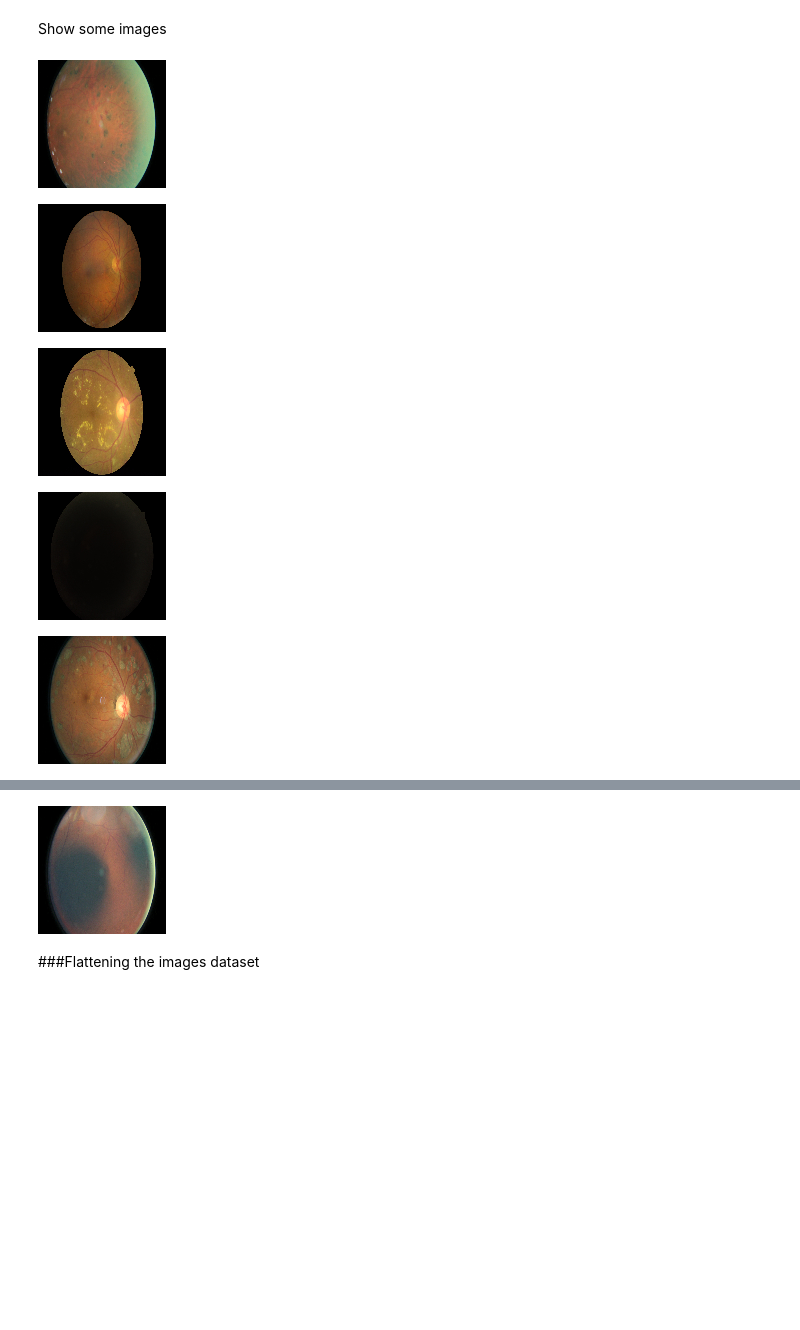
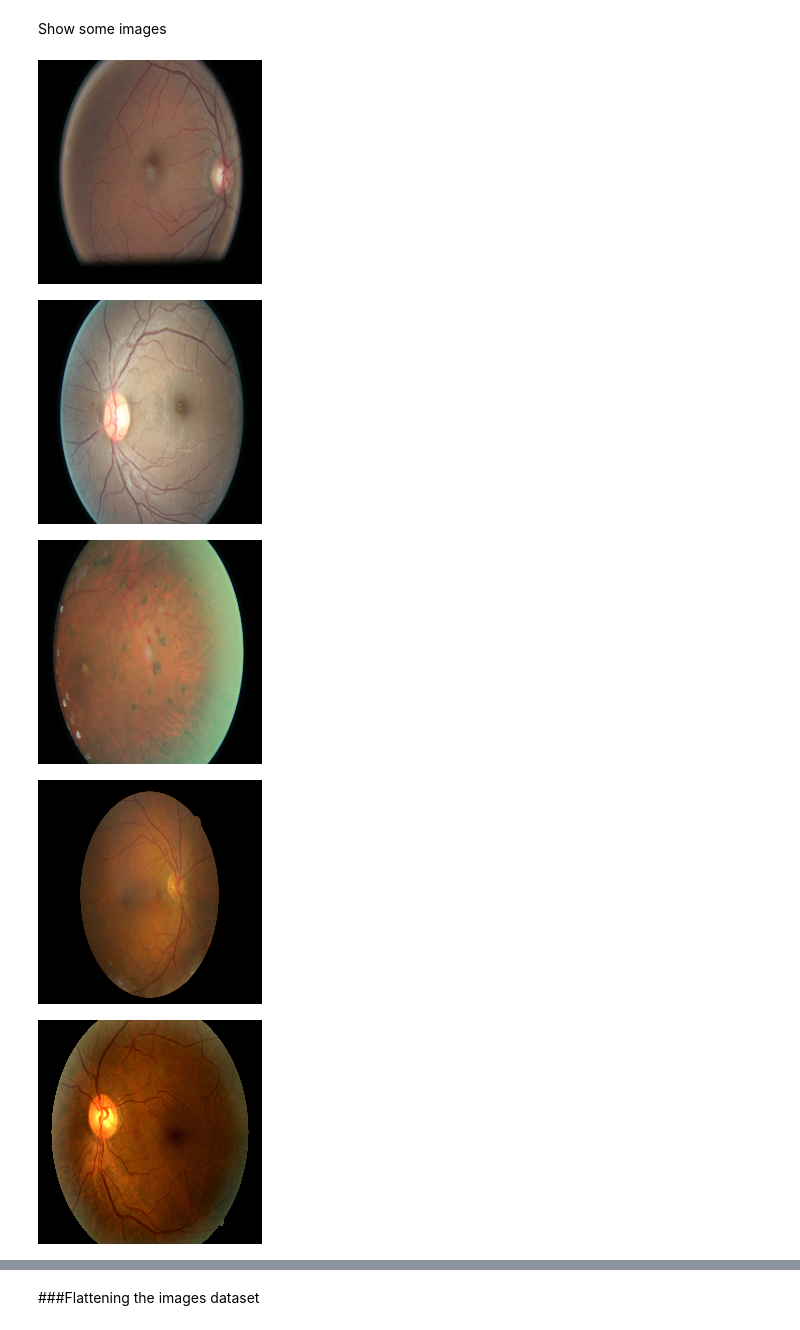
Before and after one commit to seansothey/Diabetic_Retinopathy-Research_Project, a Jupyter notebook: Diabetic_Retinopathy_Detection_CNN(balanced_dataset).ipynb, the cells around one changed output, grey strips where cells are left out. Saved outputs shown, nothing was run; the diff lists cells and outputs as text; code cells hidden in the pictures; blank space fills up the shorter version.

```diff
--- a/Diabetic_Retinopathy_Detection_CNN(balanced_dataset).ipynb
+++ b/Diabetic_Retinopathy_Detection_CNN(balanced_dataset).ipynb
@@ -118,19 +115,19 @@ def create_img_set(imgs_folder_path):
   lst = os.listdir(imgs_folder_path)
   for img in lst:
     img_imr = cv2.imread(os.path.join(imgs_folder_path, img))
-    img_imr = cv2.resize(img_imr,(128,128)) # resize images
+    img_imr = cv2.resize(img_imr,(224,224)) # resize images
     x.append(np.array(img_imr))
   return x
 # %%
-data = create_img_set(os.path.join('/content/new_dataset'))
+data = create_img_set(os.path.join('/content/balanced_data'))
 # %% [markdown]
 Show some images
 # %%
-for i in range(0,9):
+for i in range(0,8):
   cv2_imshow(data[i])
 # %% [output]
-[figure, old version]
+[figure, new version]
-[figure, old version]
+[figure, new version]
-[figure, old version]
+[figure, new version]
-[figure, old version]
+[figure, new version]
-[figure, old version]
+[figure, new version]
@@ -140,4 +137,3 @@ for i in range(0,9):
-[figure, removed]
 # %% [markdown]
 ###Flattening the images dataset
 # %%
```
Also changed, not shown: parts of 33 cells of this notebook.
